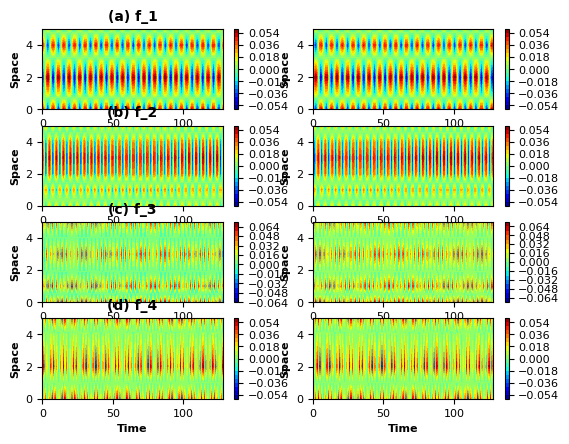
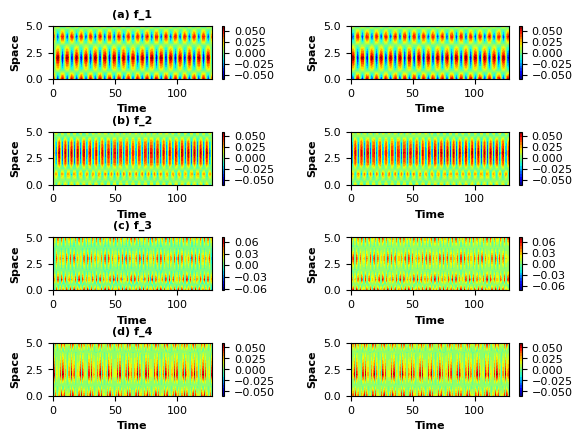
Code edit (unified diff) that turned the first committed figure into the second:
--- before
+++ after
@@ -8,7 +8,11 @@
             20, cmap='jet'
         )
-        plt.colorbar(cf)
+        cbar = plt.colorbar(cf)
+        cbar.locator = plt.MaxNLocator(nbins=5)   # fewer tick labels
+        cbar.update_ticks()
         if K == 0:
             plt.title(tt[pos])
         plt.xlabel('Time')
         plt.ylabel('Space')
+
+plt.subplots_adjust(hspace=1.0, wspace=0.5)

Commit: fix: resolve issue with data visualization rendering in harmonic analysis